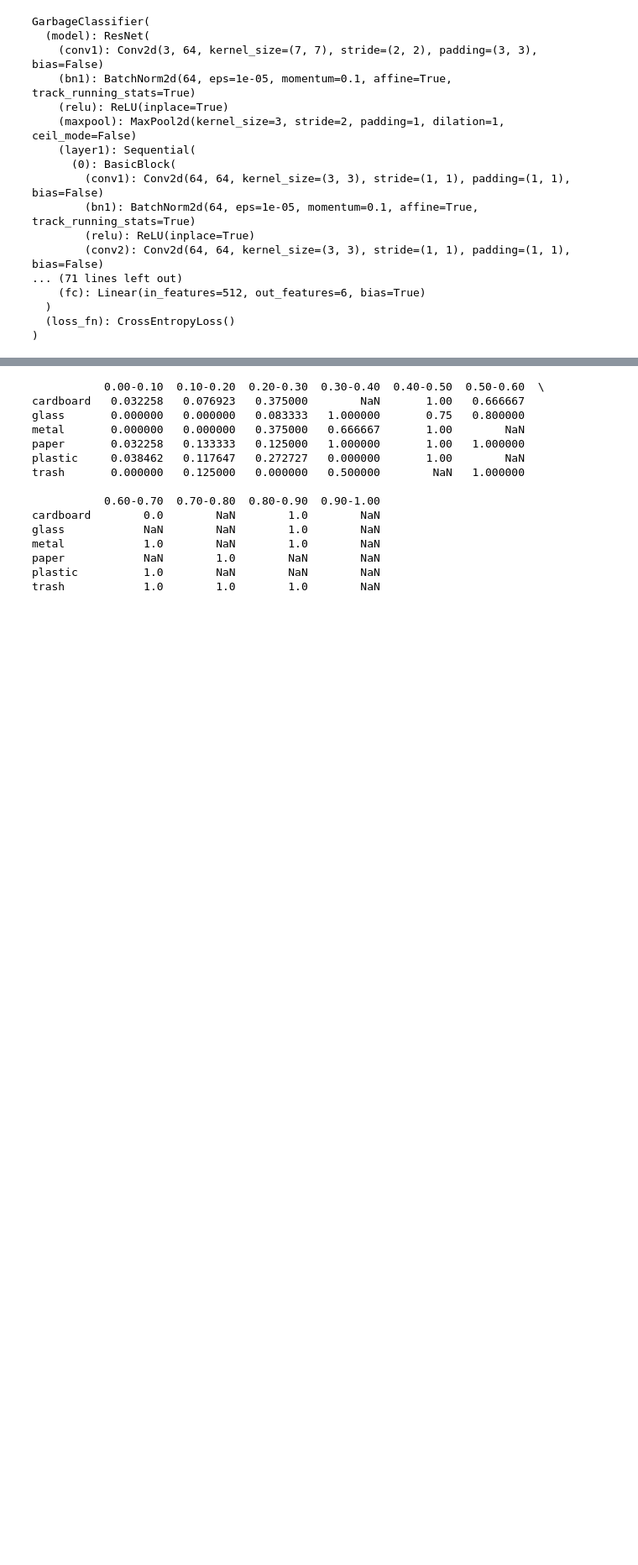
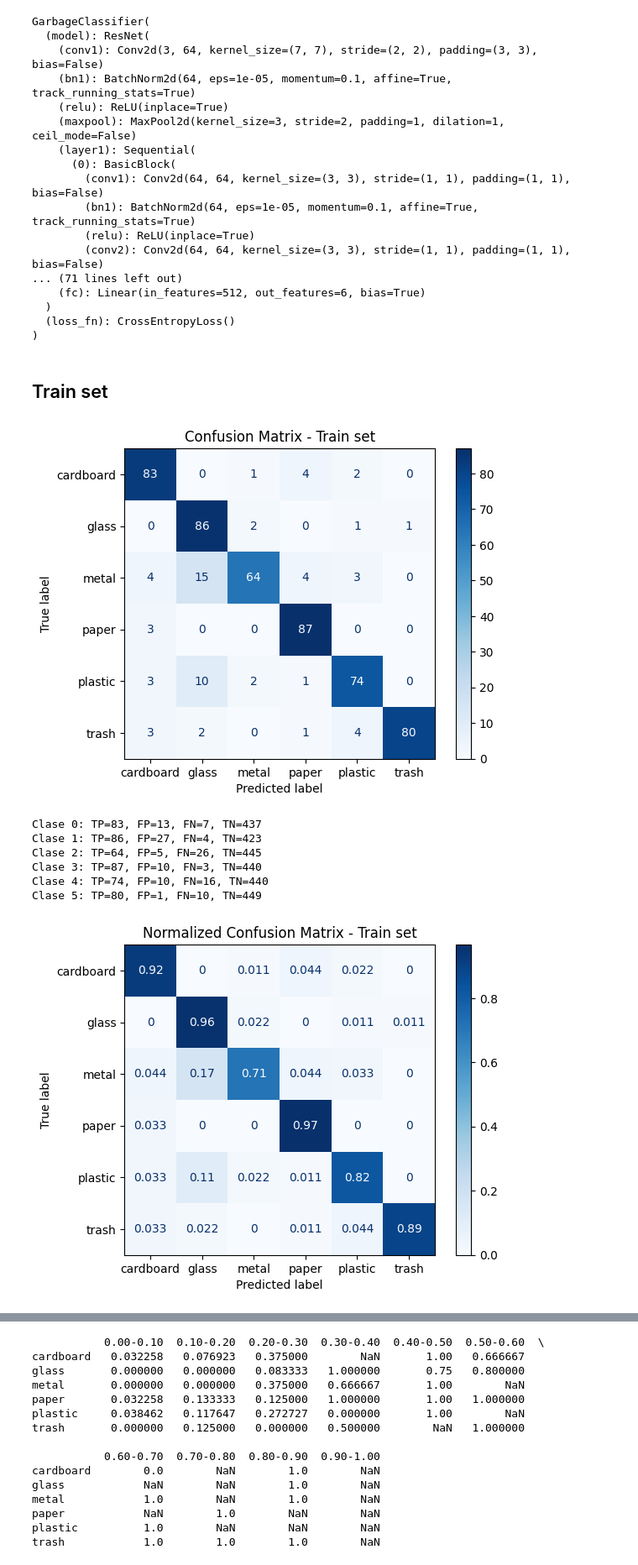
Before and after one commit to NeoLafuente/garbage_classifier, a Jupyter notebook: notebooks/performance_analysis.ipynb, the cells around one changed output, grey strips where cells are left out. Shown: that part at 84% size. Saved outputs shown, nothing was run; the diff lists cells and outputs as text; code cells hidden in the pictures; blank space fills up the shorter version.

```diff
--- a/notebooks/performance_analysis.ipynb
+++ b/notebooks/performance_analysis.ipynb
@@ -84 +167,3 @@ data_module.setup()
 val_loader = data_module.val_dataloader()
+# %% [markdown]
+## Train set
@@ -84,0 +187,40 @@ val_loader = data_module.val_dataloader()
+# %%
+num_classes = data_module.num_classes
+
+# ================================
+# Confussion Matrix - Train set
+# ================================
+cm = confusion_matrix(all_labels_train, all_preds_train, labels=range(num_classes))
+disp = ConfusionMatrixDisplay(confusion_matrix=cm, display_labels=(cfg.CLASS_NAMES))
+disp.plot(cmap=plt.cm.Blues)
+plt.title("Confusion Matrix - Train set")
+plt.show()
+
+# ================================
+# TP, FP, FN, TN per class
+# ================================
+TP = np.diag(cm)
+FP = cm.sum(axis=0) - TP
+FN = cm.sum(axis=1) - TP
+TN = cm.sum() - (TP + FP + FN)
+
+for i in range(num_classes):
+    print(f"Clase {i}: TP={TP[i]}, FP={FP[i]}, FN={FN[i]}, TN={TN[i]}")
+
+# ================================
+# Normalized Confussion Matrix - Train set
+# ================================
+cm_norm = cm.astype('float') / cm.sum(axis=1)[:, np.newaxis]
+disp_norm = ConfusionMatrixDisplay(confusion_matrix=cm_norm, display_labels=(cfg.CLASS_NAMES))
+disp_norm.plot(cmap=plt.cm.Blues)
+plt.title("Normalized Confusion Matrix - Train set")
+plt.show()
+# %% [output]
+[figure, added]
+Clase 0: TP=83, FP=13, FN=7, TN=437
+Clase 1: TP=86, FP=27, FN=4, TN=423
+Clase 2: TP=64, FP=5, FN=26, TN=445
+Clase 3: TP=87, FP=10, FN=3, TN=440
+Clase 4: TP=74, FP=10, FN=16, TN=440
+Clase 5: TP=80, FP=1, FN=10, TN=449
+[figure, added]
```
Also changed, not shown: parts of 16 cells of this notebook, 3 other files.
